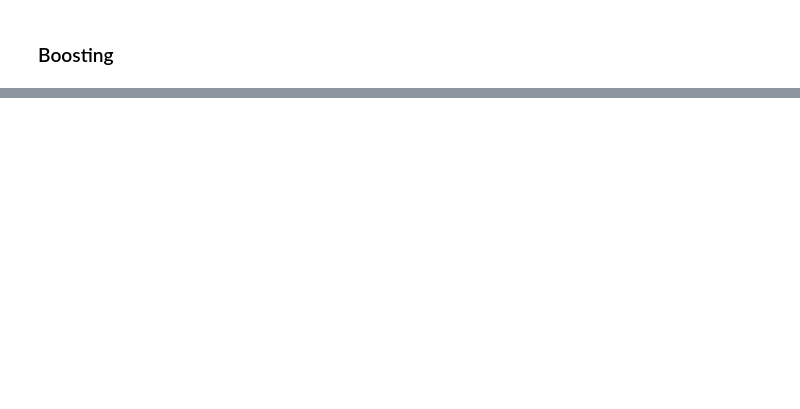
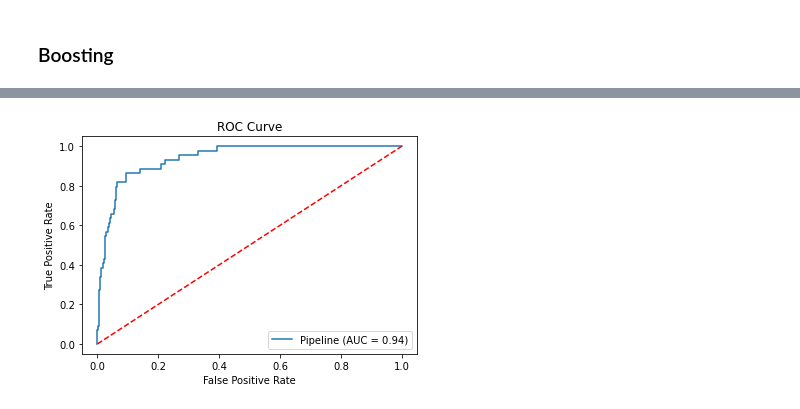
Before and after one commit to adilsmh/Company-Bankruptcy-Prediction, a Jupyter notebook: notebook/notebook_model.ipynb, the cells around one changed output, grey strips where cells are left out. Saved outputs shown, nothing was run; the diff lists cells and outputs as text; code cells hidden in the pictures; blank space fills up the shorter version.

```diff
--- a/notebook/notebook_model.ipynb
+++ b/notebook/notebook_model.ipynb
@@ -671,0 +726,4 @@ print(classification_report(y_test, y_pred))
+# %%
+roc_auc(rf_tun_pipe_trn, X_test, y_test)
+# %% [output]
+[figure, added]
```
Also changed, not shown: parts of 44 cells of this notebook, 8 other files.
